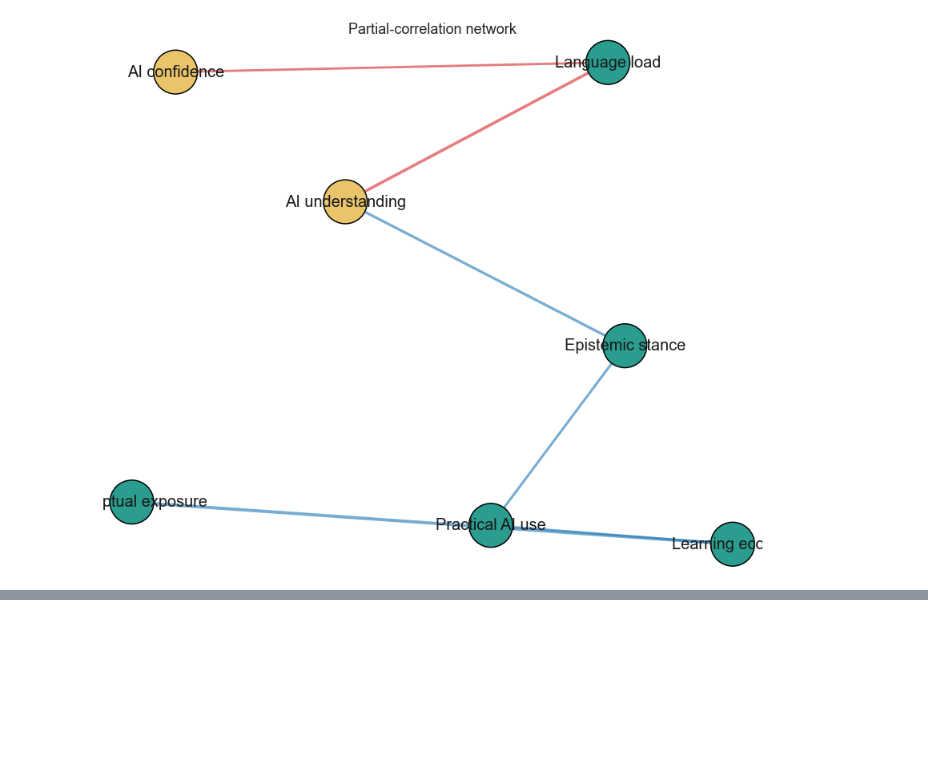
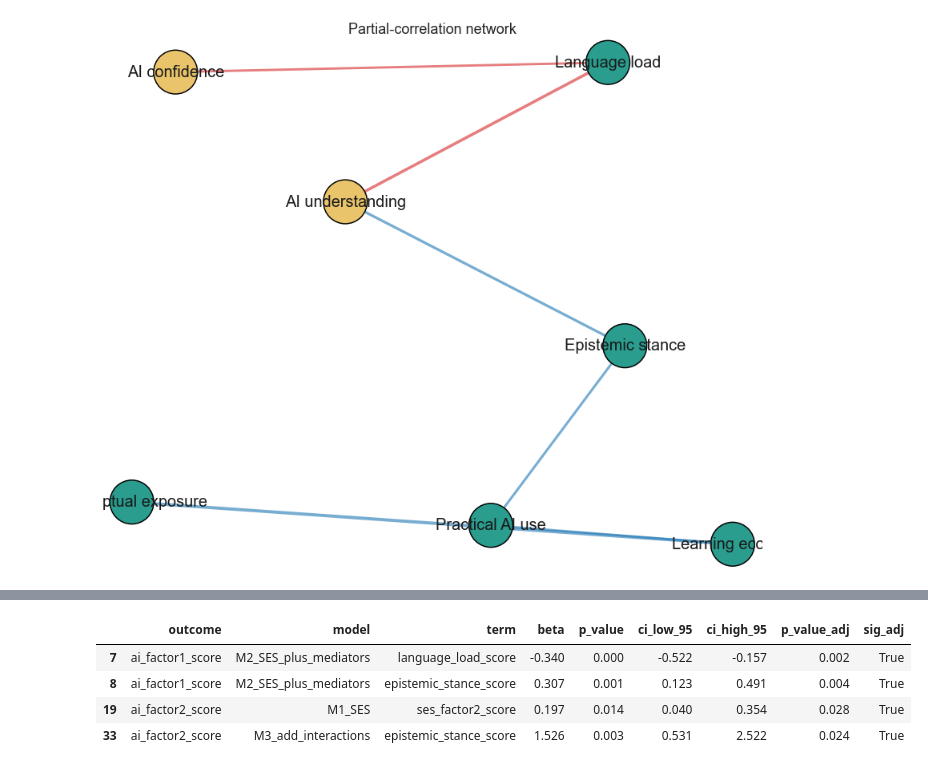
Before and after one commit to garcia-ho/1st_analysis, a Jupyter notebook: phas1_network.ipynb, the cells around one changed output, grey strips where cells are left out. Saved outputs shown, nothing was run; the diff lists cells and outputs as text; code cells hidden in the pictures; blank space fills up the shorter version.

Commit message:
hierarchical regression

```diff
--- a/phas1_network.ipynb
+++ b/phas1_network.ipynb
@@ -130,0 +160,55 @@ plot_network_graph(G, layout = "spring", figsize = (12, 10))
+# %%
+df_analysis["learning_x_epistemic"] = (
+    df_analysis["learning_ecology_score"] * df_analysis["epistemic_stance_score"]
+)
+df_analysis["language_x_epistemic"] = (
+    df_analysis["language_load_score"] * df_analysis["epistemic_stance_score"]
+)
+
+
+blocks_with_interactions = {
+    "M1_SES": [
+        "ses_factor1_score",
+        "ses_factor2_score",
+    ],
+    "M2_SES_plus_mediators": [
+        "ses_factor1_score",
+        "ses_factor2_score",
+        "conceptual_exposure_score",
+        "practical_ai_use_score",
+        "learning_ecology_score",
+        "language_load_score",
+        "epistemic_stance_score",
+    ],
+    "M3_add_interactions": [
+        "ses_factor1_score",
+        "ses_factor2_score",
+        "conceptual_exposure_score",
+        "practical_ai_use_score",
+        "learning_ecology_score",
+        "language_load_score",
+        "epistemic_stance_score",
+        "learning_x_epistemic",
+        "language_x_epistemic",
+    ],
+}
+
+
+hier_results = run_hierarchical_regression(
+    df=df_analysis,
+    outcomes=["ai_factor1_score", "ai_factor2_score"],
+    blocks=blocks_with_interactions,
+    standardize=True,
+    cov_type="HC3",
+    block_method="holm",
+    coef_method="fdr_bh",
+    alpha=0.05
+)
+
+hier_results["coef_table"].query("sig_adj").round(3)
+# %% [output]
+|  | outcome | model | term | beta | p_value | ci_low_95 | ci_high_95 | p_value_adj | sig_adj |
+| 7 | ai_factor1_score | M2_SES_plus_mediators | language_load_score | -0.340 | 0.000 | -0.522 | -0.157 | 0.002 | True |
+| 8 | ai_factor1_score | M2_SES_plus_mediators | epistemic_stance_score | 0.307 | 0.001 | 0.123 | 0.491 | 0.004 | True |
+| 19 | ai_factor2_score | M1_SES | ses_factor2_score | 0.197 | 0.014 | 0.040 | 0.354 | 0.028 | True |
+| 33 | ai_factor2_score | M3_add_interactions | epistemic_stance_score | 1.526 | 0.003 | 0.531 | 2.522 | 0.024 | True |
```
Also changed, not shown: parts of 7 cells of this notebook, 2 other files.
